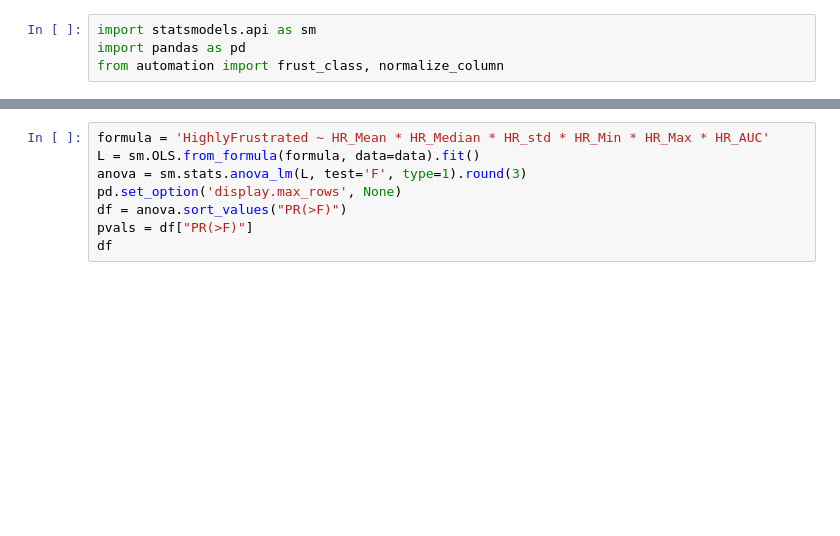
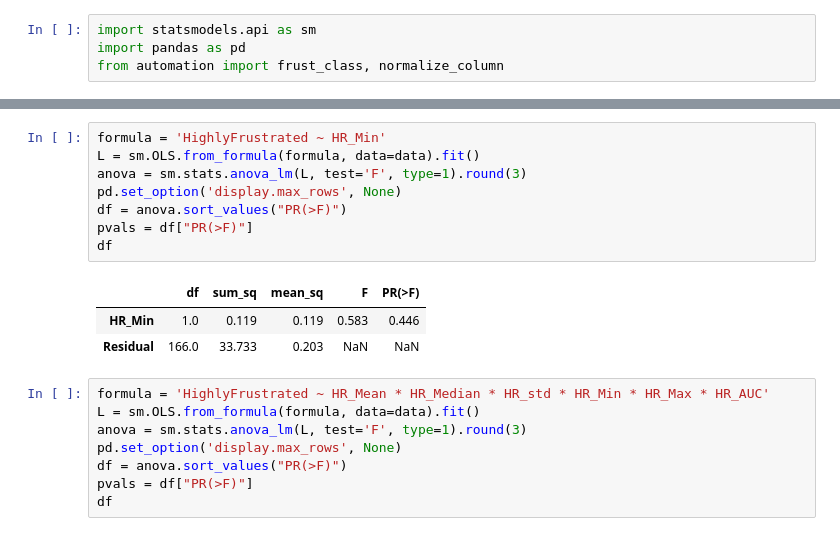
Before and after one commit to Apros7/DTU-AI-Statistics, a Jupyter notebook: AI Stat/Project/for-back-selection-anova.ipynb, the cells around one changed output, grey strips where cells are left out. Drawn from its saved outputs; the diff is of its cells as text; blank space fills up the shorter version.

Commit message:
anova selection

```diff
--- a/AI Stat/Project/for-back-selection-anova.ipynb
+++ b/AI Stat/Project/for-back-selection-anova.ipynb
@@ -24,3 +28,15 @@ data
+# %%
+formula = 'HighlyFrustrated ~ HR_Min'
+L = sm.OLS.from_formula(formula, data=data).fit()
+anova = sm.stats.anova_lm(L, test='F', type=1).round(3)
+pd.set_option('display.max_rows', None)
+df = anova.sort_values("PR(>F)")
+pvals = df["PR(>F)"]
+df
+# %% [output]
+|  | df | sum_sq | mean_sq | F | PR(>F) |
+| HR_Min | 1.0 | 0.119 | 0.119 | 0.583 | 0.446 |
+| Residual | 166.0 | 33.733 | 0.203 | NaN | NaN |
 # %%
 formula = 'HighlyFrustrated ~ HR_Mean * HR_Median * HR_std * HR_Min * HR_Max * HR_AUC'
 L = sm.OLS.from_formula(formula, data=data).fit()
```
Also changed, not shown: parts of 1 cell of this notebook.
